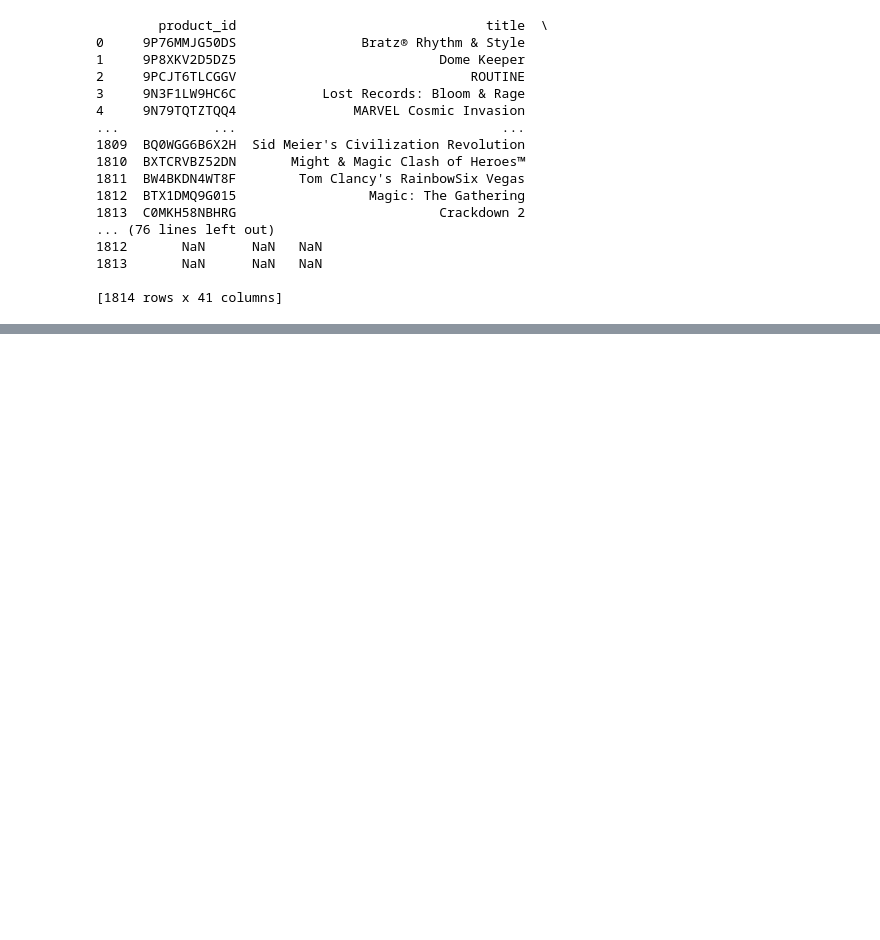
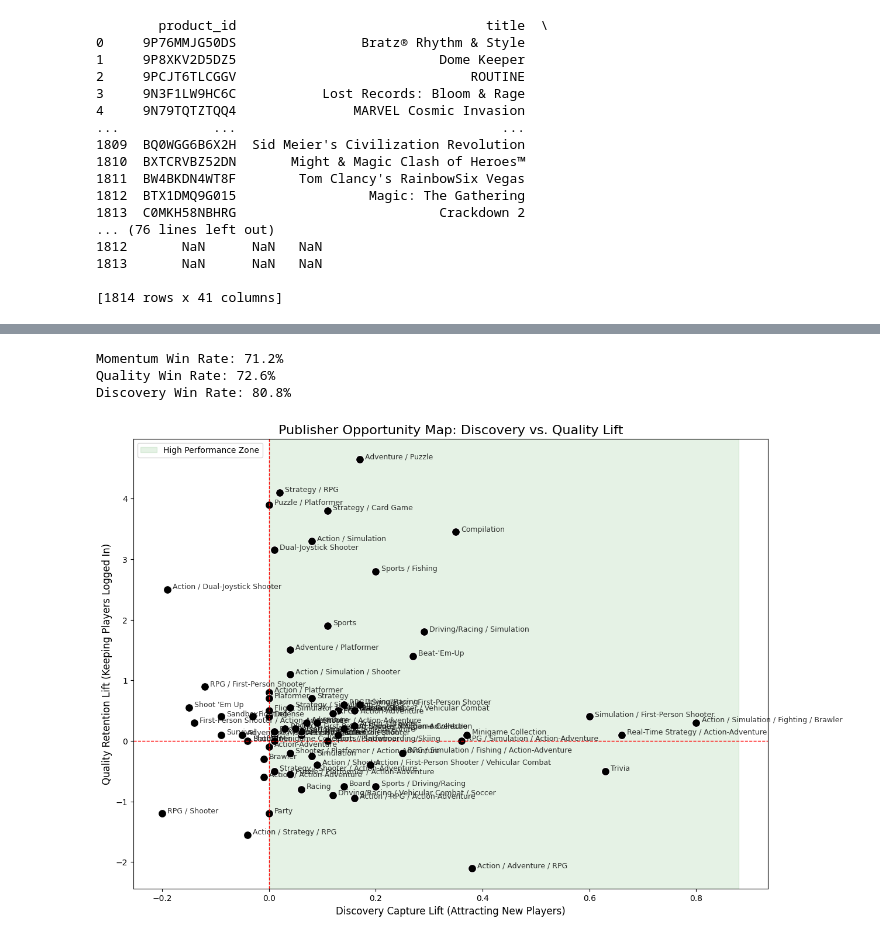
Before and after one commit to Doggo21345/xbox-gamepass-analytics, a Jupyter notebook: cleaning.ipynb, the cells around one changed output, grey strips where cells are left out. Saved outputs shown, nothing was run; the diff lists cells and outputs as text; code cells hidden in the pictures; blank space fills up the shorter version.

```diff
--- a/cleaning.ipynb
+++ b/cleaning.ipynb
@@ -269,0 +409,19 @@ sorted(DF['publisher'].unique().astype(str))
+# %%
+#Now I want the differnece between each other as something to work with
+pivot = merged.pivot_table(index = 'Genre', values = ['momentum_mean','discovery_capture_median', 'quality_retention_median'], columns= 'has_gamepass_remediation',fill_value = 0).reset_index()
+#Flatten the columns so its easier to work with ltr
+pivot.columns = [
+f'{col[0]}_{col[1]}' if col[1] != '' else col[0]
+    for col in pivot.columns
+]
+
+pivot['momentum_lift'] = pivot['momentum_mean_True'] - pivot['momentum_mean_False']
+pivot['discovery_lift'] = pivot['discovery_capture_median_True'] - pivot['discovery_capture_median_False']
+pivot['quality_lift'] = pivot['quality_retention_median_True'] - pivot['quality_retention_median_False']
+
+print(pivot[['Genre', 'momentum_lift', 'discovery_lift', 'quality_lift']].head())
+
+lift_results = pivot[['Genre', 'momentum_lift', 'discovery_lift', 'quality_lift']]
+
+# 3. Merge them back into the original 'merged' dataframe
+merged = merged.merge(lift_results, on='Genre', how='left')
@@ -269,0 +460,55 @@ sorted(DF['publisher'].unique().astype(str))
+# %%
+#What if Now I wanted to see the win rate for the lift percentage
+gp_genres = merged[merged['has_gamepass_remediation'] == True]
+total_gp_genres = len(gp_genres)
+
+# 2. Calculate the "Win Rate" for each category
+# We count how many GP genres have a value >= 0
+pct_pos_momentum = len(gp_genres[gp_genres['momentum_lift'] >= 0]) / total_gp_genres
+pct_pos_quality = len(gp_genres[gp_genres['quality_lift'] >= 0]) / total_gp_genres
+pct_pos_discovery = len(gp_genres[gp_genres['discovery_lift'] >= 0]) / total_gp_genres
+
+print(f"Momentum Win Rate: {pct_pos_momentum:.1%}")
+print(f"Quality Win Rate: {pct_pos_quality:.1%}")
+print(f"Discovery Win Rate: {pct_pos_discovery:.1%}")
+# %% [output]
+Momentum Win Rate: 71.2%
+Quality Win Rate: 72.6%
+Discovery Win Rate: 80.8%
+# %%
+import matplotlib.pyplot as plt
+import seaborn as sns
+
+# Filter for unique genres (since lift is calculated per genre pair)
+plot_df = merged[merged['has_gamepass_remediation'] == True].copy()
+
+plt.figure(figsize=(14, 10))
+
+# 1. Create the Shaded High-Performance Quadrant
+# This highlights the area where BOTH Discovery and Quality lift are positive
+plt.axvspan(0, plot_df['discovery_lift'].max() * 1.1, 0, plot_df['quality_lift'].max() * 1.1,
+            color='green', alpha=0.1, label='High Performance Zone')
+
+# 2. Draw the Scatter Plot
+sns.scatterplot(data=plot_df, x='discovery_lift', y='quality_lift', s=100, color='black')
+
+# 3. Add Labels Directly to the Dots
+# We iterate through the dataframe to place text next to each point
+for i in range(plot_df.shape[0]):
+    plt.text(x=plot_df.discovery_lift.iloc[i] + 0.01,
+             y=plot_df.quality_lift.iloc[i] + 0.01,
+             s=plot_df.Genre.iloc[i],
+             fontsize=9, alpha=0.8)
+
+# 4. Add Baseline Crossing Lines
+plt.axhline(0, color='red', linestyle='--', linewidth=1)
+plt.axvline(0, color='red', linestyle='--', linewidth=1)
+
+# Formatting for clarity
+plt.title('Publisher Opportunity Map: Discovery vs. Quality Lift', fontsize=16)
+plt.xlabel('Discovery Capture Lift (Attracting New Players)', fontsize=12)
+plt.ylabel('Quality Retention Lift (Keeping Players Logged In)', fontsize=12)
+plt.grid(False) # Clean look
+plt.show()
+# %% [output]
+[figure, added]
```
Also changed, not shown: parts of 8 cells of this notebook, 2 other files.
